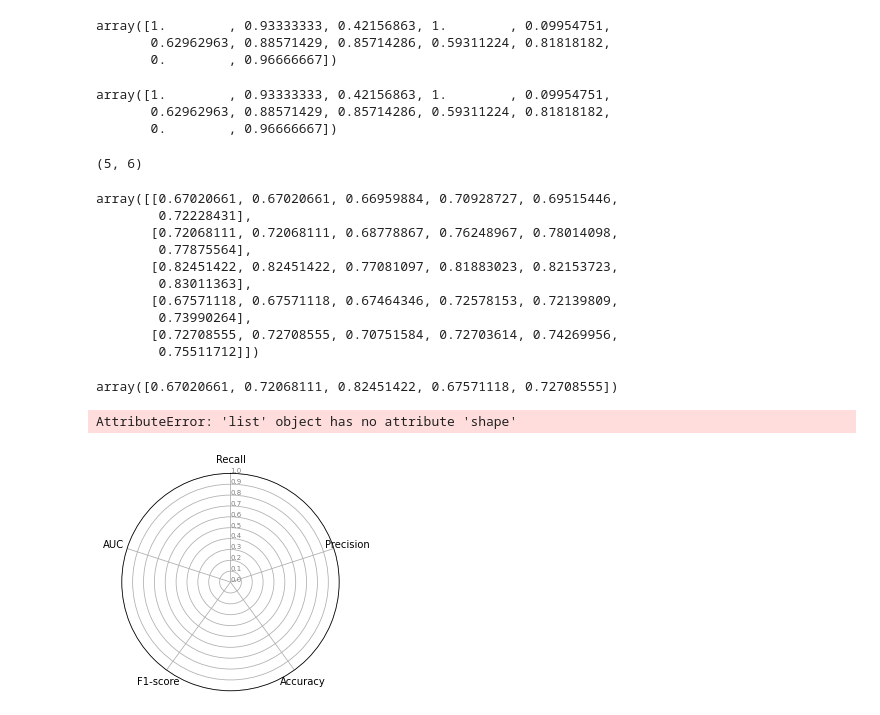
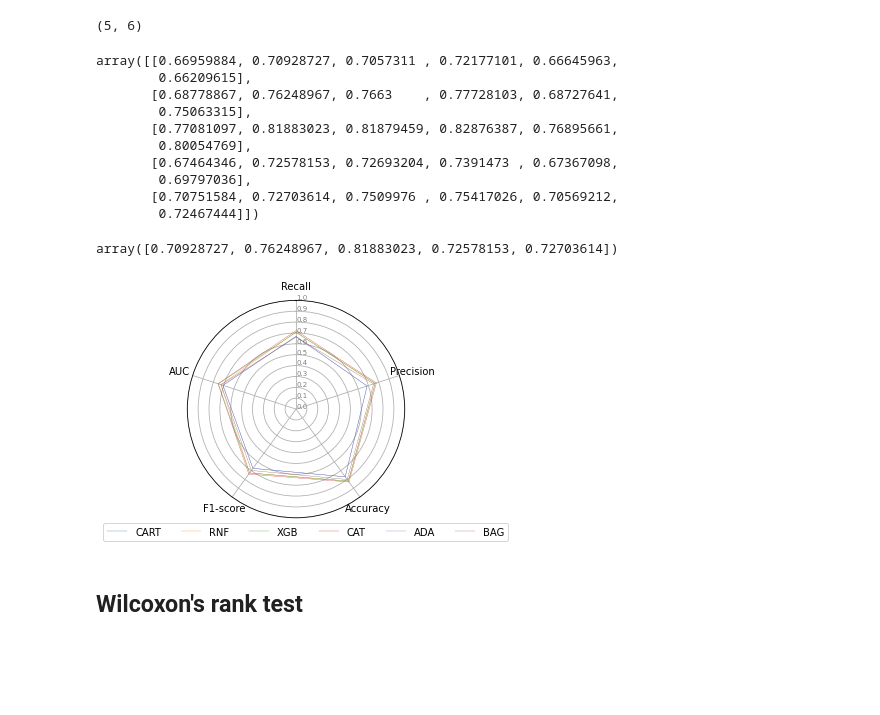
Before and after one commit to bartsvoboda/XAI_models, a Jupyter notebook: black-box models/results_analysis/metrics_analysis.ipynb, the cells around one changed output. Saved outputs shown, nothing was run; the diff lists cells and outputs as text; code cells hidden in the pictures; blank space fills up the shorter version.

```diff
--- a/black-box models/results_analysis/metrics_analysis.ipynb
+++ b/black-box models/results_analysis/metrics_analysis.ipynb
@@ -2,16 +2,17 @@
 import numpy as np
 import matplotlib.pyplot as plt
 from math import pi
-ada_bag_scores = np.load("ada_bag_scores.npy")
-cart_rnf_scores = np.load("cart_rnf_scores.npy")
-xgb_cat_scores = np.load("xgb_cat_scores.npy")
+# ada_bag_scores = np.load("ada_bag_scores.npy")
+# cart_rnf_scores = np.load("cart_rnf_scores.npy")
+# xgb_cat_scores = np.load("xgb_cat_scores.npy")
 # print(xgb_cat_scores.shape)
-scores = np.concatenate((ada_bag_scores, cart_rnf_scores, xgb_cat_scores))
+# scores = np.concatenate((ada_bag_scores, cart_rnf_scores, xgb_cat_scores))
 # ada_bag_scores = np.mean(ada_bag_scores, axis=1)
+scores = np.load("scores.npy")
 scores = np.mean(scores, axis=1)
 scores = np.mean(scores, axis=1).T
 
-heart_ada_bag = np.load("heart_ada_bag.npy")
+# heart_ada_bag = np.load("heart_ada_bag.npy")
 
 # ada_bag_scores = np.mean(ada_bag_scores, axis=1)
 # scores = np.mean(ada_bag_scores)
@@ -73,15 +24,3 @@ array([[[0.85714286, 0.7826087 , 0.82608696, 0.81818182, 0.82857143],
-# %%
-ada_bag_scores[0, :, 0, 0]
-# %% [output]
-array([1.        , 0.93333333, 0.42156863, 1.        , 0.09954751,
-       0.62962963, 0.88571429, 0.85714286, 0.59311224, 0.81818182,
-       0.        , 0.96666667])
-# %%
-ada_bag_scores[1, :, 0, 0]
-# %% [output]
-array([1.        , 0.93333333, 0.42156863, 1.        , 0.09954751,
-       0.62962963, 0.88571429, 0.85714286, 0.59311224, 0.81818182,
-       0.        , 0.96666667])
 # %%
 scores.shape
 # %% [output]
@@ -89,59 +28,61 @@ scores.shape
 # %%
 scores
 # %% [output]
-array([[0.67020661, 0.67020661, 0.66959884, 0.70928727, 0.69515446,
-        0.72228431],
-       [0.72068111, 0.72068111, 0.68778867, 0.76248967, 0.78014098,
-        0.77875564],
-       [0.82451422, 0.82451422, 0.77081097, 0.81883023, 0.82153723,
-        0.83011363],
-       [0.67571118, 0.67571118, 0.67464346, 0.72578153, 0.72139809,
-        0.73990264],
-       [0.72708555, 0.72708555, 0.70751584, 0.72703614, 0.74269956,
-        0.75511712]])
+array([[0.66959884, 0.70928727, 0.7057311 , 0.72177101, 0.66645963,
+        0.66209615],
+       [0.68778867, 0.76248967, 0.7663    , 0.77728103, 0.68727641,
+        0.75063315],
+       [0.77081097, 0.81883023, 0.81879459, 0.82876387, 0.76895661,
+        0.80054769],
+       [0.67464346, 0.72578153, 0.72693204, 0.7391473 , 0.67367098,
+        0.69797036],
+       [0.70751584, 0.72703614, 0.7509976 , 0.75417026, 0.70569212,
+        0.72467444]])
 # %%
 scores[:, 1]
 # %% [output]
-array([0.67020661, 0.72068111, 0.82451422, 0.67571118, 0.72708555])
+array([0.70928727, 0.76248967, 0.81883023, 0.72578153, 0.72703614])
 # %%
 # metryki i metody
 metrics = ["Recall", "Precision", "Accuracy", "F1-score", "AUC"]
-methods = ["ADA", "BAG", "CART", "RNF", "XGB", "CAT"]
+# methods = ["ADA", "BAG", "CART", "RNF", "XGB", "CAT"]
+methods = ["CART", "RNF", "XGB", "CAT","ADA", "BAG" ]
 N = scores.shape[0]
-
+# N =5
 # kat dla kazdej z osi
 angles = [n / float(N) * 2 * pi for n in range(N)]
 angles += angles[:1]
 
 # spider plot
 ax = plt.subplot(111, polar=True)
 
 # pierwsza os na gorze
 ax.set_theta_offset(pi / 2)
 ax.set_theta_direction(-1)
 
 # po jednej osi na metryke
 plt.xticks(angles[:-1], metrics)
 
 # os y
 ax.set_rlabel_position(0)
 plt.yticks([0,0.1,0.2,0.3,0.4,0.5,0.6,0.7,0.8,0.9,1],
 ["0.0","0.1","0.2","0.3","0.4","0.5","0.6","0.7","0.8","0.9","1.0"],
 color="grey", size=7)
 plt.ylim(0,1)
 
 # Dodajemy wlasciwe ploty dla kazdej z metod
 for method_id, method in enumerate(methods):
     values=scores[:,method_id].tolist()
-    print(values.shape)
-    values += values
+    # print(values.shape)
+    values += values[:1]
 
     ax.plot(angles, values, linewidth=0.3, linestyle='solid', label=method)
 
 # Dodajemy legende
 plt.legend(bbox_to_anchor=(1.5, 0), ncol=6)
 # Zapisujemy wykres
 plt.savefig("radar", dpi=200)
 # %% [output]
-AttributeError: 'list' object has no attribute 'shape'
-[figure, old version]
+[figure, new version]
+# %% [markdown]
+## Wilcoxon's rank test
```
Also changed, not shown: parts of 21 cells of this notebook, 7 other files.
